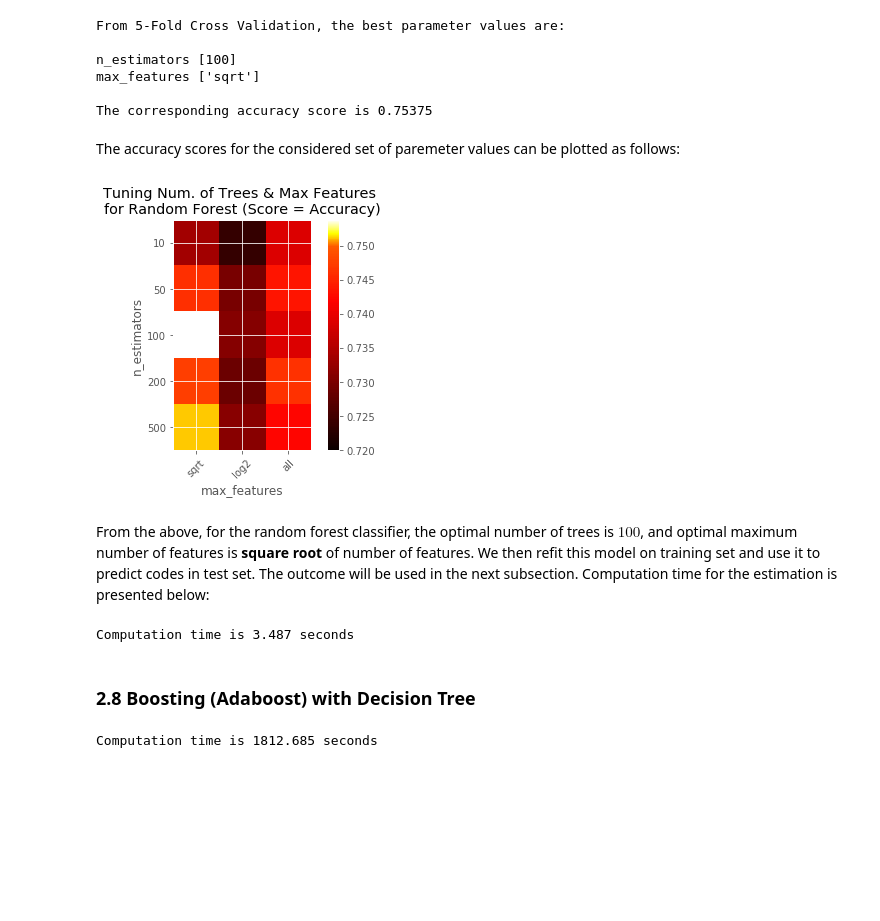
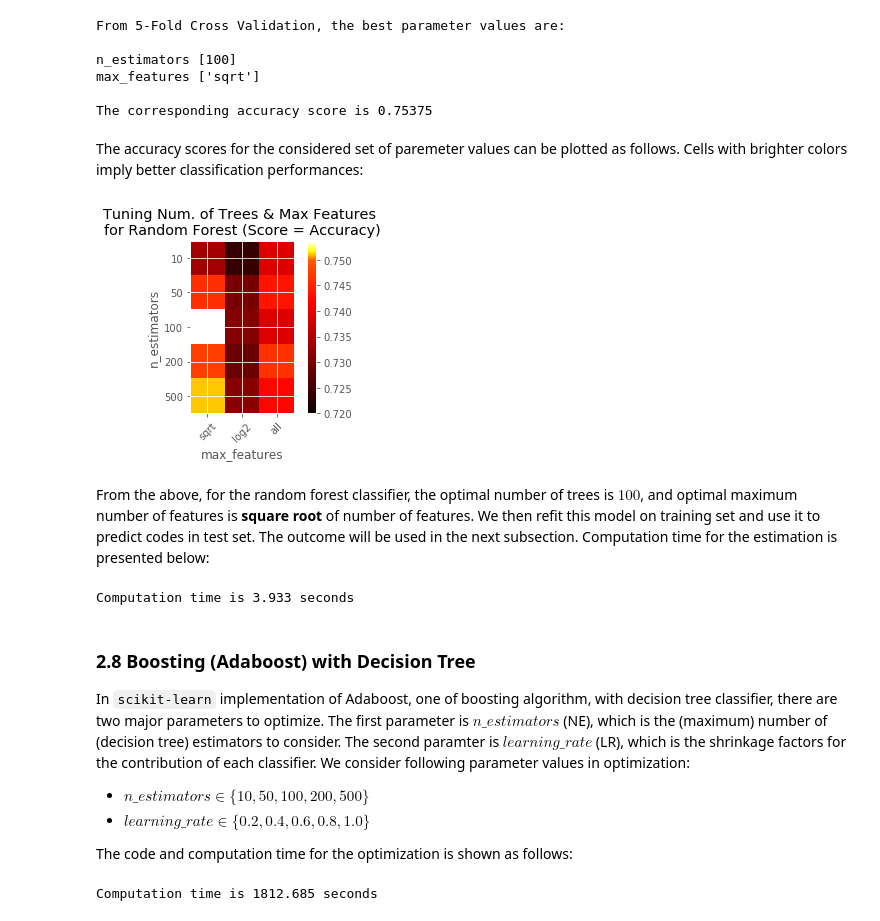
Before and after one commit to gentok/Political_Headlines_Project, a Jupyter notebook: notebooks/STA208_Supervised_Learning.ipynb, the cells around one changed output. Cells and saved outputs as stored; diff of their text form; code cells hidden in the pictures; blank space fills up the shorter version.

```diff
--- a/notebooks/STA208_Supervised_Learning.ipynb
+++ b/notebooks/STA208_Supervised_Learning.ipynb
@@ -474,22 +503,22 @@ max_features ['sqrt']
 
 The corresponding accuracy score is 0.75375
 # %% [markdown]
-The accuracy scores for the considered set of paremeter values can be plotted as follows:
+The accuracy scores for the considered set of paremeter values can be plotted as follows. Cells with brighter colors imply better classification performances:
 # %%
 values2_rf = ['sqrt',"log2","all"]
 ## Plot Validation Result
-plt.figure(figsize=(6, 4))
+plt.figure(figsize=(5, 3))
 plt.subplots_adjust(left=.2, right=0.95, bottom=0.15, top=0.95)
 plt.imshow(scores_rf, interpolation='nearest', cmap=plt.cm.hot,
            norm=MidpointNormalize(vmin=0.72, midpoint=0.75))
 plt.xlabel('max_features'); plt.ylabel('n_estimators')
 plt.colorbar()
 plt.xticks(np.arange(len(values2_rf)), values2_rf, rotation=45)
 plt.yticks(np.arange(len(values1_rf)), values1_rf)
 plt.title('Tuning Num. of Trees & Max Features \nfor Random Forest (Score = Accuracy)')
 plt.show()
 # %% [output]
-[figure, old version]
+[figure, new version]
 # %% [markdown]
 From the above, for the random forest classifier, the optimal number of trees is $100$, and optimal maximum number of features is **square root** of number of features. We then refit this model on training set and use it to predict codes in test set. The outcome will be used in the next subsection. Computation time for the estimation is presented below:
 # %%
@@ -497,12 +526,19 @@ From the above, for the random forest classifier, the optimal number of trees is
 start = trec()
 rf = RandomForestClassifier(n_estimators=100, max_features = "sqrt", random_state = 7899993, n_jobs=2)
 rffpr, rftpr, rfrocauc, rfprec, rfrec, rfprauc = gk.class_onestep_auc(X_train, y_train, X_test, y_test, rf)
-time = trec() - start
-print('Computation time is %0.3f seconds' % time)
+time_rf = trec() - start
+print('Computation time is %0.3f seconds' % time_rf)
 # %% [output]
-Computation time is 3.487 seconds
+Computation time is 3.933 seconds
-# %% [markdown]
-### 2.8 Boosting (Adaboost) with Decision Tree
+# %% [markdown]
+### 2.8 Boosting (Adaboost) with Decision Tree
+
+In <code>scikit-learn</code> implementation of Adaboost, one of boosting algorithm, with decision tree classifier, there are two major parameters to optimize. The first parameter is $n\_estimators$ (NE), which is the (maximum) number of (decision tree) estimators to consider. The second paramter is $learning\_rate$ (LR), which is the shrinkage factors for the contribution of each classifier. We consider following parameter values in optimization:
+
+ * $n\_estimators \in \{10,50,100,200,500\}$
+ * $learning\_rate \in \{0.2,0.4,0.6,0.8,1.0 \}$
+
+The code and computation time for the optimization is shown as follows:
 # %%
 ## Adaboost
 ## Tune # of estimators and learning rate
```
Also changed, not shown: parts of 77 cells of this notebook, 4 other files.
